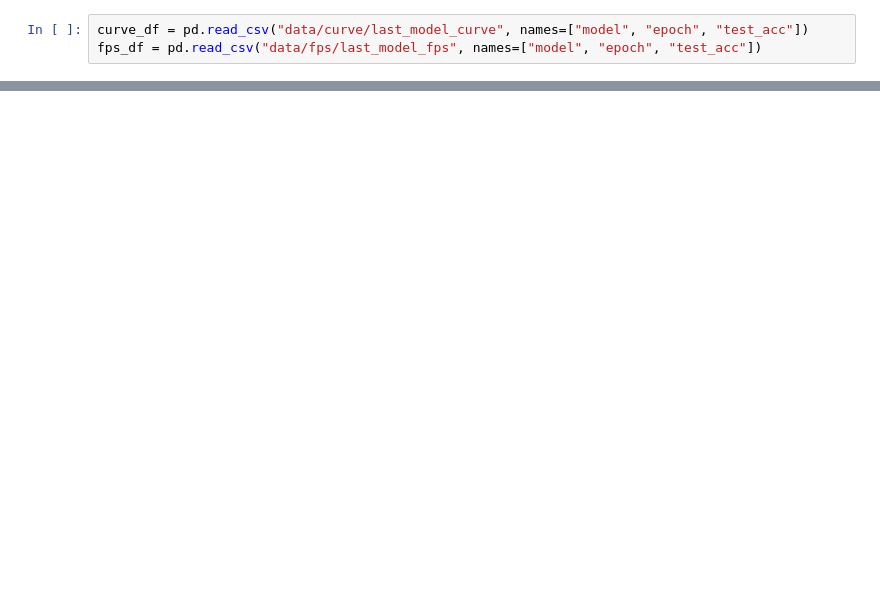
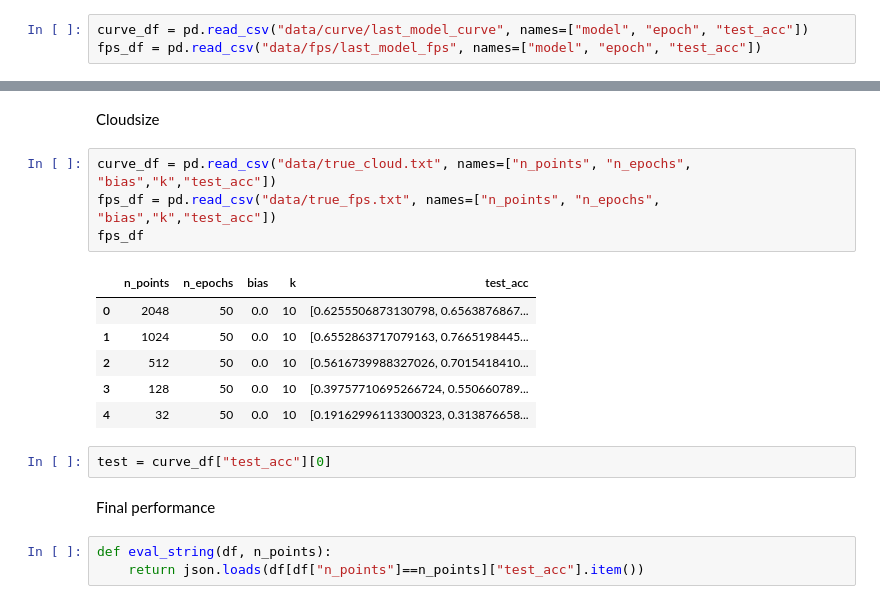
Before and after one commit to PaulHosek/Pointnet3, a Jupyter notebook: compare_models.ipynb, the cells around one changed output, grey strips where cells are left out. Saved outputs shown, nothing was run; the diff lists cells and outputs as text; blank space fills up the shorter version.

```diff
--- a/compare_models.ipynb
+++ b/compare_models.ipynb
@@ -18,0 +22,20 @@ plt.show()
+# %% [markdown]
+Cloudsize
+# %%
+curve_df = pd.read_csv("data/true_cloud.txt", names=["n_points", "n_epochs", "bias","k","test_acc"])
+fps_df = pd.read_csv("data/true_fps.txt", names=["n_points", "n_epochs", "bias","k","test_acc"])
+fps_df
+# %% [output]
+|  | n_points | n_epochs | bias | k | test_acc |
+| 0 | 2048 | 50 | 0.0 | 10 | [0.6255506873130798, 0.6563876867... |
+| 1 | 1024 | 50 | 0.0 | 10 | [0.6552863717079163, 0.7665198445... |
+| 2 | 512 | 50 | 0.0 | 10 | [0.5616739988327026, 0.7015418410... |
+| 3 | 128 | 50 | 0.0 | 10 | [0.39757710695266724, 0.550660789... |
+| 4 | 32 | 50 | 0.0 | 10 | [0.19162996113300323, 0.313876658... |
+# %%
+test = curve_df["test_acc"][0]
+# %% [markdown]
+Final performance
+# %%
+def eval_string(df, n_points):
+    return json.loads(df[df["n_points"]==n_points]["test_acc"].item())
```
Also changed, not shown: parts of 7 cells of this notebook, 13 other files.
